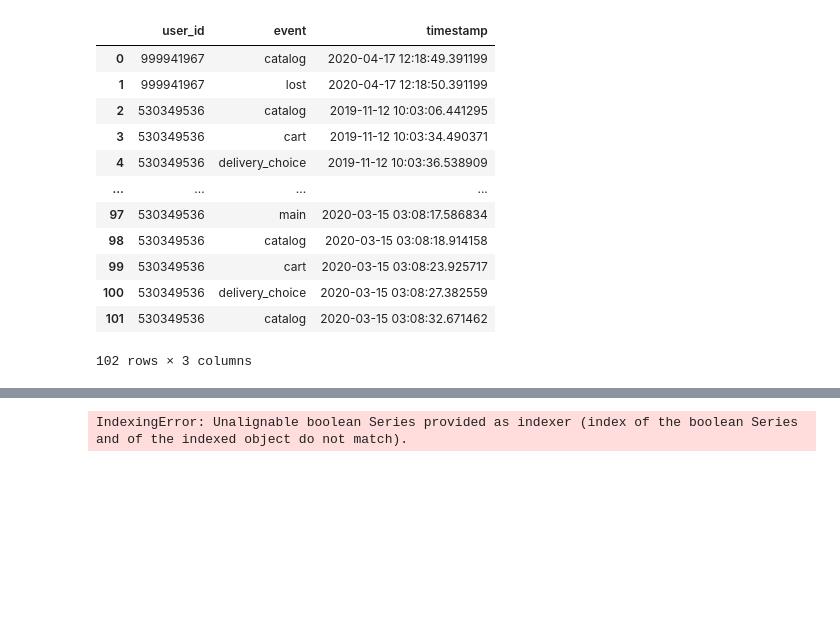
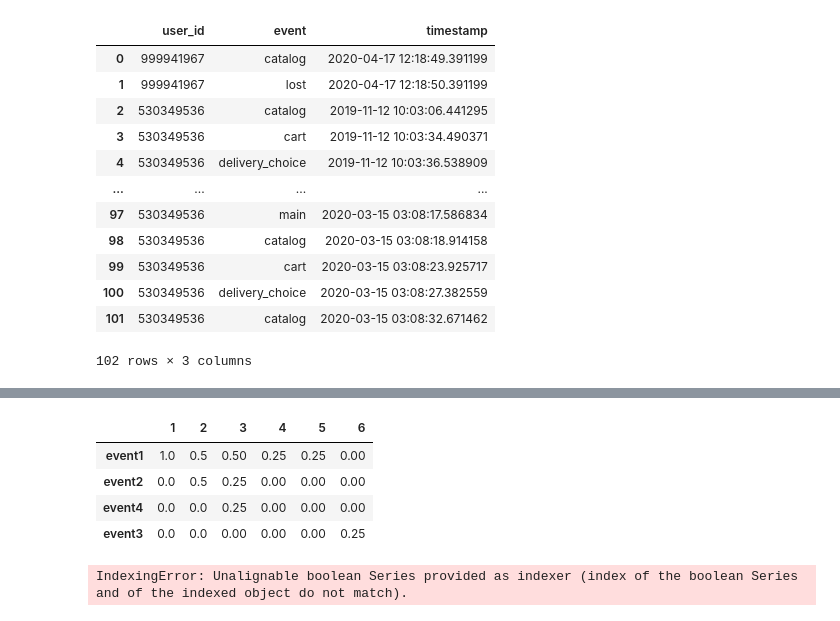
Before and after one commit to retentioneering/retentioneering-tools, a Jupyter notebook: examples/step_matrix_tests#PLAT-262.ipynb, the cells around one changed output, grey strips where cells are left out. Cells and saved outputs as stored; diff of their text form; code cells hidden in the pictures; blank space fills up the shorter version.

```diff
--- a/examples/step_matrix_tests#PLAT-262.ipynb
+++ b/examples/step_matrix_tests#PLAT-262.ipynb
@@ -72,0 +293,23 @@ tuple
+# %%
+#подготовить данные для теста
+data_for_tresh = source_event123
+# create data schema
+raw_data_schema = RawDataSchema(
+    event_name="event", event_timestamp="timestamp", user_id="user_id")
+
+# create source eventstream
+source_tresh = Eventstream(
+    raw_data=data_for_tresh,
+    raw_data_schema=raw_data_schema,
+    schema=EventstreamSchema()
+)
+# %%
+#let's look at the matrix without using threshold
+StepMatrix(eventstream=source_tresh,
+                          max_steps=6)._get_plot_data()[0]
+# %% [output]
+|  | 1 | 2 | 3 | 4 | 5 | 6 |
+| event1 | 1.0 | 0.5 | 0.50 | 0.25 | 0.25 | 0.00 |
+| event2 | 0.0 | 0.5 | 0.25 | 0.00 | 0.00 | 0.00 |
+| event4 | 0.0 | 0.0 | 0.25 | 0.00 | 0.00 | 0.00 |
+| event3 | 0.0 | 0.0 | 0.00 | 0.00 | 0.00 | 0.25 |
```
Also changed, not shown: parts of 31 cells of this notebook.
